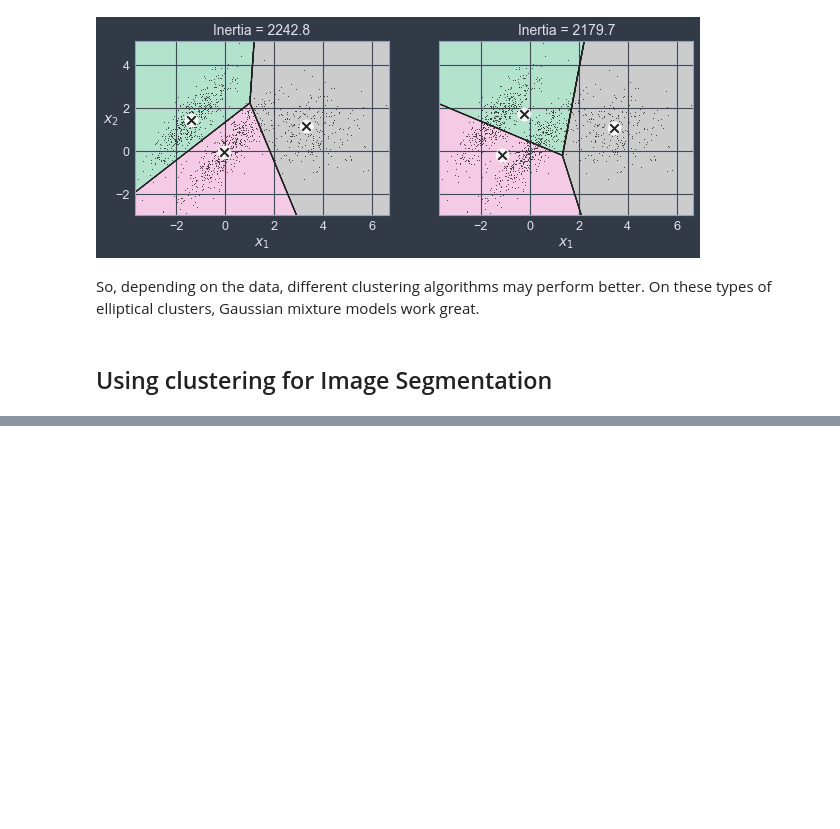
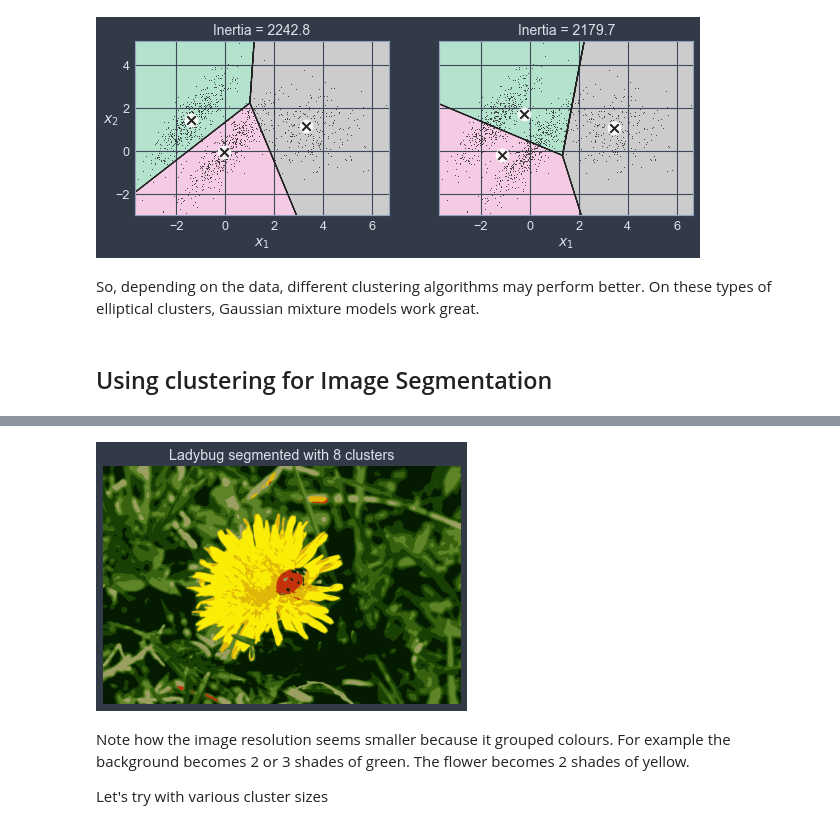
Before and after one commit to amaralcs/homl, a Jupyter notebook: 09_unsupervised_learning.ipynb, the cells around one changed output, grey strips where cells are left out. Saved outputs shown, nothing was run; the diff lists cells and outputs as text; code cells hidden in the pictures; blank space fills up the shorter version.

```diff
--- a/09_unsupervised_learning.ipynb
+++ b/09_unsupervised_learning.ipynb
@@ -272,0 +296,16 @@ So, depending on the data, different clustering algorithms may perform better. O
+# %%
+X = image.reshape(-1, 3)
+kmeans = KMeans(n_clusters=8).fit(X)
+segmented_img = kmeans.cluster_centers_[kmeans.labels_]
+segmented_img = segmented_img.reshape(image.shape)
+# %%
+plt.imshow(segmented_img)
+plt.axis("off")
+plt.title("Ladybug segmented with 8 clusters")
+plt.show()
+# %% [output]
+[figure, added]
+# %% [markdown]
+Note how the image resolution seems smaller because it grouped colours. For example the background becomes 2 or 3 shades of green. The flower becomes 2 shades of yellow.
+
+Let's try with various cluster sizes
```
Also changed, not shown: parts of 20 cells of this notebook.
